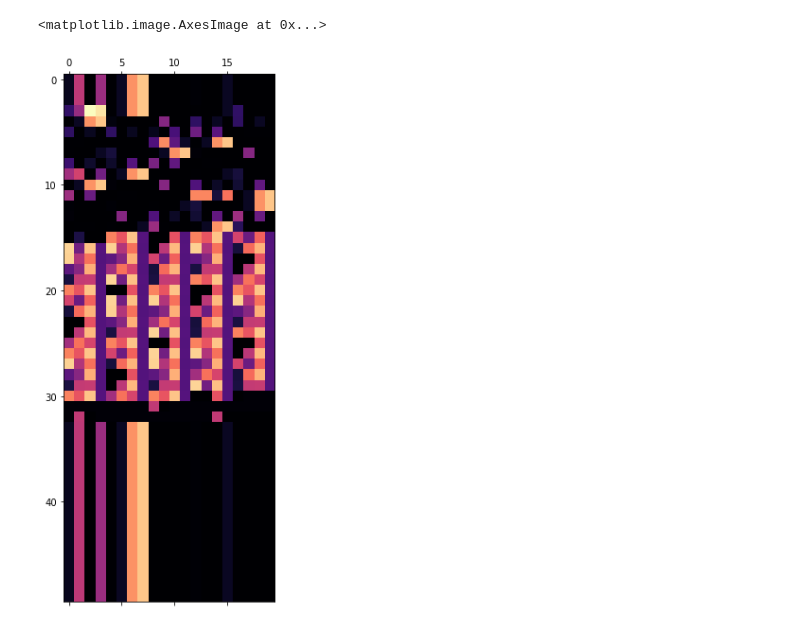
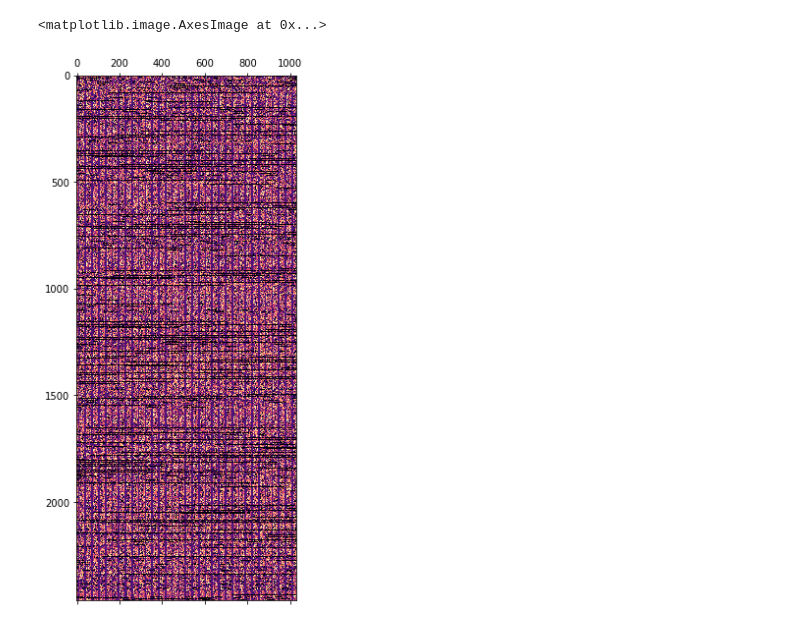
Before and after one commit to CorbanSwain/Custom-Multiphoton-Patterning, a Jupyter notebook: misc_tests.ipynb, the cells around one changed output. Drawn from its saved outputs; the diff is of its cells as text; code cells hidden in the pictures.

```diff
--- a/misc_tests.ipynb
+++ b/misc_tests.ipynb
@@ -137,18 +135,26 @@ IndexError: pop from empty bytearray
+# %%
+data_dir = 'data'
+file_name = 'test_z_mask_04.pam'
+
+file_path = os.path.join(data_dir, file_name)
+
+pam = PhotoactivationMask.build_from_file(file_path)
+# print(pam)
 # %%
 all_mask_data = bytes_to_int_arr(bytes().join(sl.data for sl in pam.slices))
 mask_data_np = np.array(all_mask_data)
 original_size = mask_data_np.size
 
-vis_width = 20
+vis_width = 1028
 new_shape = (np.ceil(mask_data_np.size / vis_width).astype(int), vis_width)
 mask_data_vis = np.resize(mask_data_np.astype(float), new_shape)
 
 num_extra_values = mask_data_vis.size - original_size
 extra_value_idxs = mask_data_vis.size - (np.arange(num_extra_values) + 1)
 extra_value_slice = np.unravel_index(extra_value_idxs, mask_data_vis.shape)
 mask_data_vis[extra_value_slice] = np.NaN
 
 plt.matshow(mask_data_vis, cmap='magma')
 # %% [output]
 <matplotlib.image.AxesImage at 0x...>
-[figure, old version]
+[figure, new version]
```
Also changed, not shown: parts of 5 cells of this notebook.
